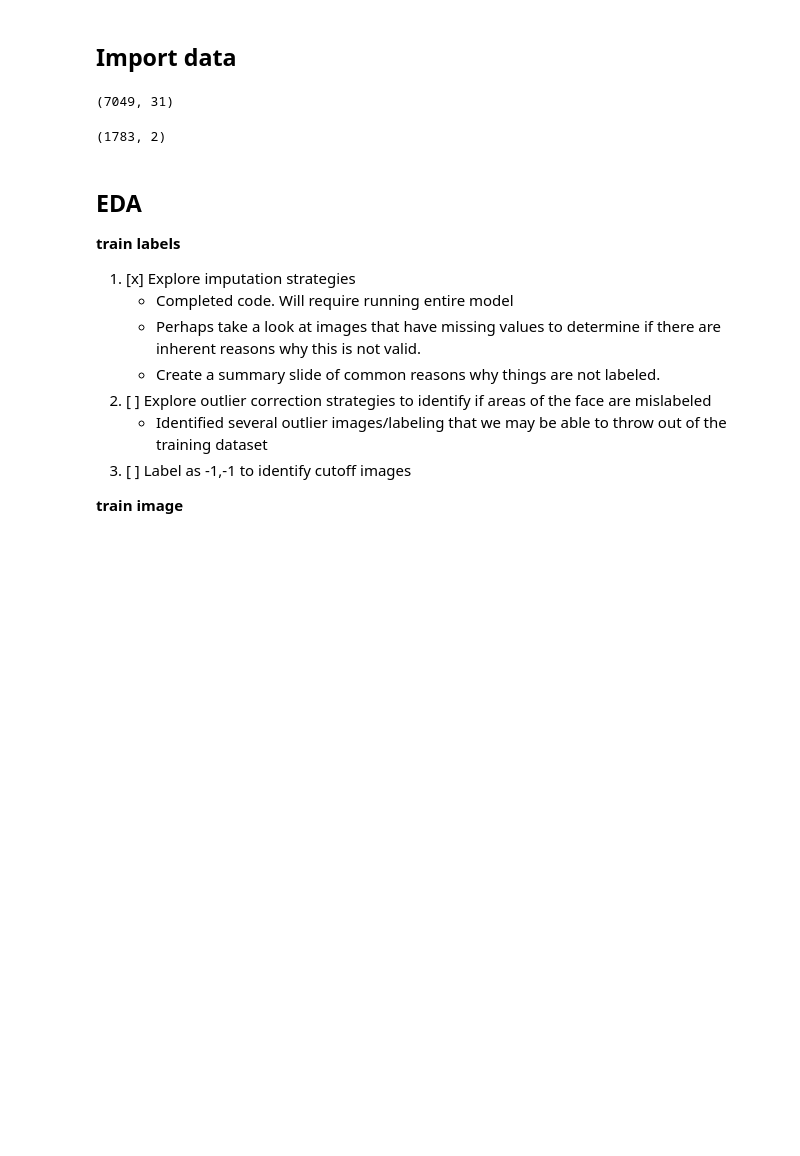
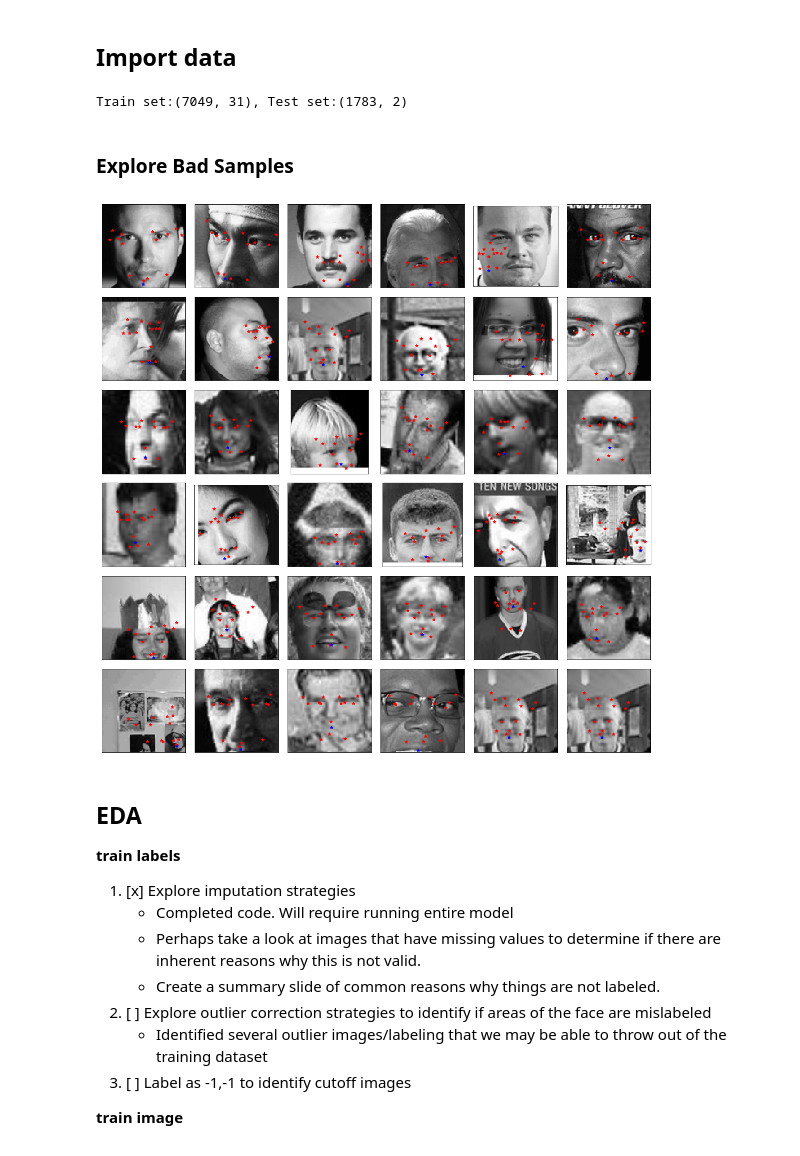
Before and after one commit to MadhuAtBerkeley/w207_Project, a Jupyter notebook: source/w207_eda.ipynb, the cells around one changed output. Cells and saved outputs as stored; diff of their text form; code cells hidden in the pictures; blank space fills up the shorter version.

```diff
--- a/source/w207_eda.ipynb
+++ b/source/w207_eda.ipynb
@@ -63,12 +65,13 @@ train_file = '../input/training/training.csv'
 test_file = '../input/test/test.csv'
 train_data = pd.read_csv(train_file)
 test_data = pd.read_csv(test_file)
+
+print(f'Train set:{train_data.shape}, Test set:{test_data.shape}')
+# %% [output]
+Train set:(7049, 31), Test set:(1783, 2)
-# %%
-train_data.shape
-test_data.shape
-# %% [output]
-(7049, 31)
-(1783, 2)
 # %%
 # keep the relevant columns for the labels in the training data
 y_train = train_data[[col for col in train_data.columns if col != 'Image']].to_numpy()
+imputer = KNNImputer(n_neighbors=3, weights='distance')
+y_train = imputer.fit_transform(y_train)
+x_train = convert_pixels(train_data)
@@ -78,3 +78,33 @@ x_test = convert_pixels(test_data)
+# %% [markdown]
+### Explore Bad Samples
+# %%
+bad_samples = [1747, 1731, 1877, 1881, 1907, 1979, 2090, 2175, 2818, 2562, 2199, 2289, 2321, 2372, 2453, 2505, 2787,
+               2811,  3150, 3173, 3296, 3447, 4180, 4263, 4482,4490, 4636,5059, 5117,5952,6493,6585,6587,6859, 6906,6906]
+
+
+def visualize_labels(samples):
+    """
+    Visualize bad labels.
+    """
+    num_rows = len(samples)//6
+    fig, ax = plt.subplots(num_rows,6, figsize=(15, 5*(num_rows//2)) )
+    ind = 0
+    for i in range(num_rows):
+        for j in range(6):
+
+            coord0 = [y_train[samples[ind]][0:27:2], y_train[samples[ind]][1:28:2]]
+            coord1 = [y_train[samples[ind]][28], y_train[samples[ind]][29]]
+            ax[i,j].imshow(x_train[samples[ind]].reshape(96,96),cmap='gray')
+            ax[i,j].scatter(coord0[0],coord0[1],marker = '*',c='r')
+            ax[i,j].scatter(coord1[0],coord1[1],marker = '*',c='b')
+            ax[i,j].set_xticks([])
+            ax[i,j].set_yticks([])
+            ind = ind+1
+    fig.tight_layout()
+    plt.show()
+visualize_labels(bad_samples)
+# %% [output]
+[figure, added]
 # %% [markdown]
 ## EDA
 **train labels**
```
Also changed, not shown: parts of 21 cells of this notebook.
